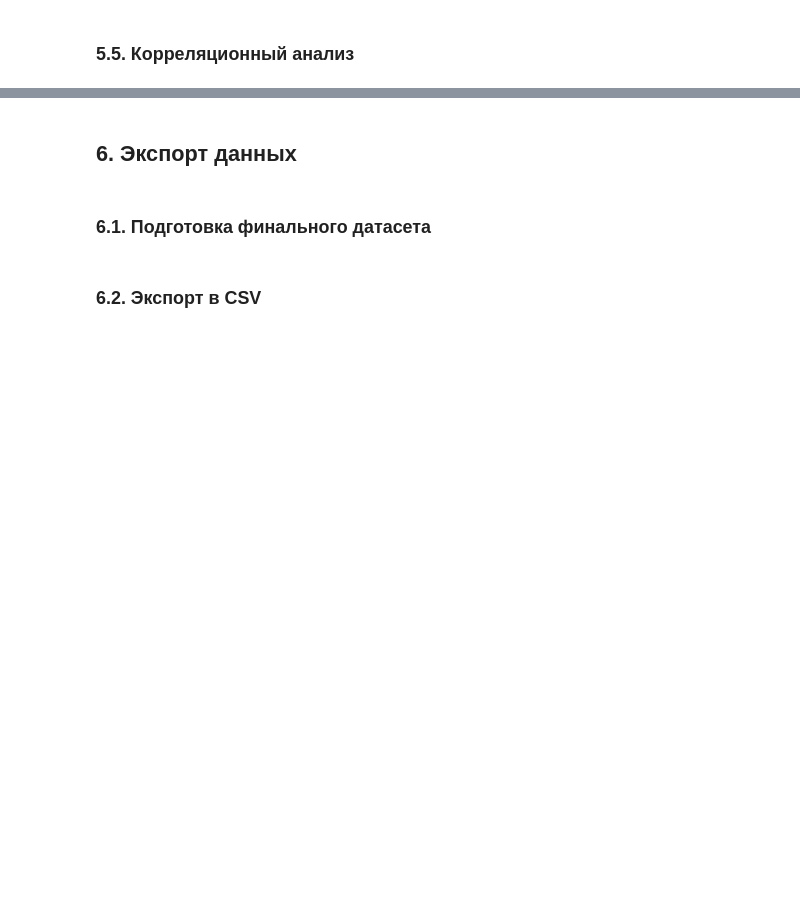
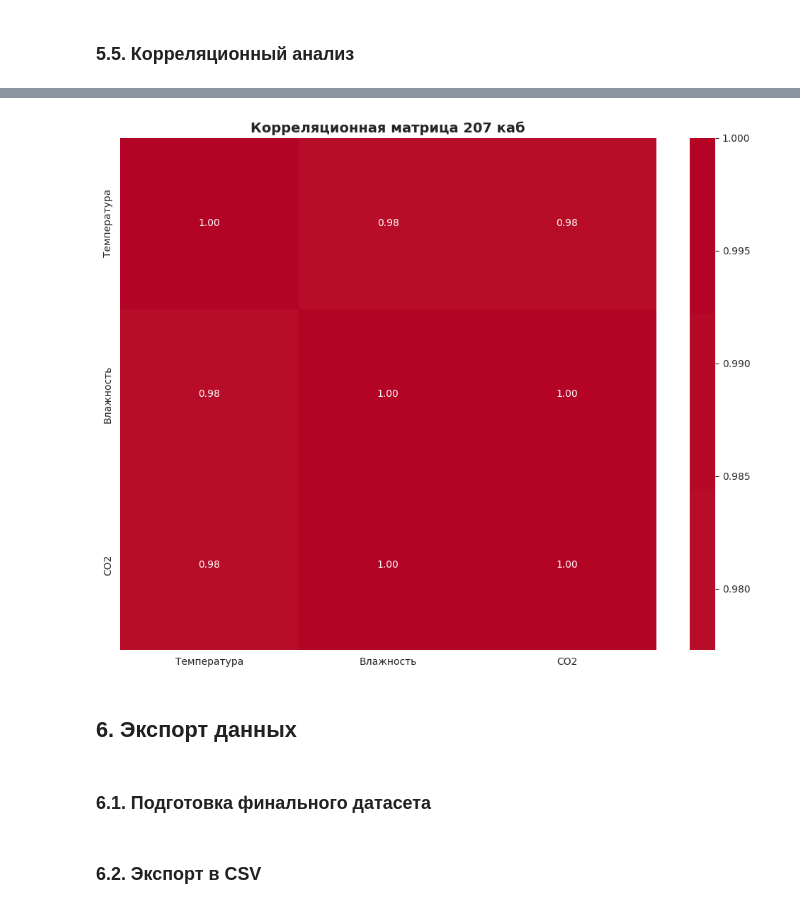
Before and after one commit to showbegin/air-sensor, a Jupyter notebook: notebooks/data-analysis.ipynb, the cells around one changed output, grey strips where cells are left out. Saved outputs shown, nothing was run; the diff lists cells and outputs as text; code cells hidden in the pictures; blank space fills up the shorter version.

```diff
--- a/notebooks/data-analysis.ipynb
+++ b/notebooks/data-analysis.ipynb
@@ -478,3 +652,18 @@ plt.show()
+# %%
+# Корреляция между параметрами
+corr_cols = ['сглаженная_температура', 'сглаженная_влажность', 'сглаженный_co2',
+             'Заполненность (чел)', 'Объем (куб)', 'Плотность (чел/м³)']
+corr_matrix = df_labeled[df_labeled['session_id']==14][corr_cols].corr()
+
+plt.figure(figsize=(10, 8))
+sns.heatmap(corr_matrix, annot=True, fmt='.2f', cmap='coolwarm', center=0,
+            xticklabels=['Температура', 'Влажность', 'CO2',],
+            yticklabels=['Температура', 'Влажность', 'CO2',])
+plt.title('Корреляционная матрица 207 каб', fontsize=14, fontweight='bold')
+plt.tight_layout()
+plt.show()
+# %% [output]
+[figure, added]
 # %% [markdown]
 ## 6. Экспорт данных
 # %% [markdown]
```
Also changed, not shown: parts of 21 cells of this notebook, 1 other file.
